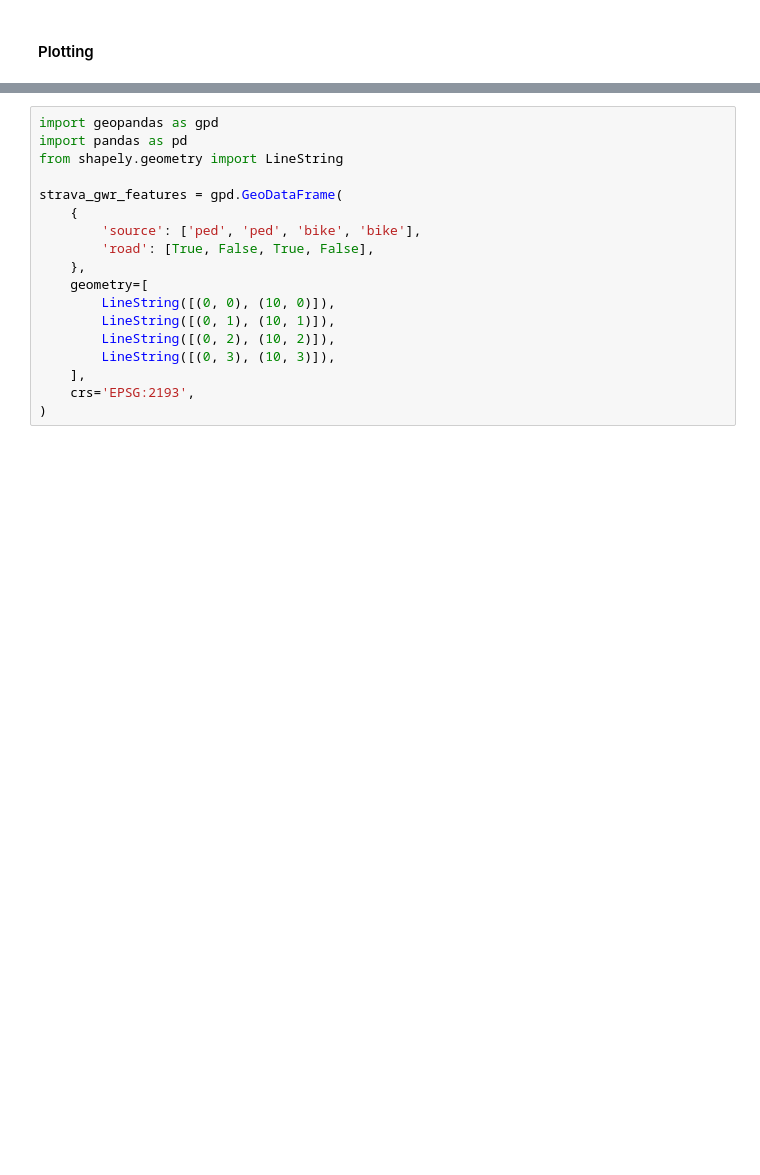
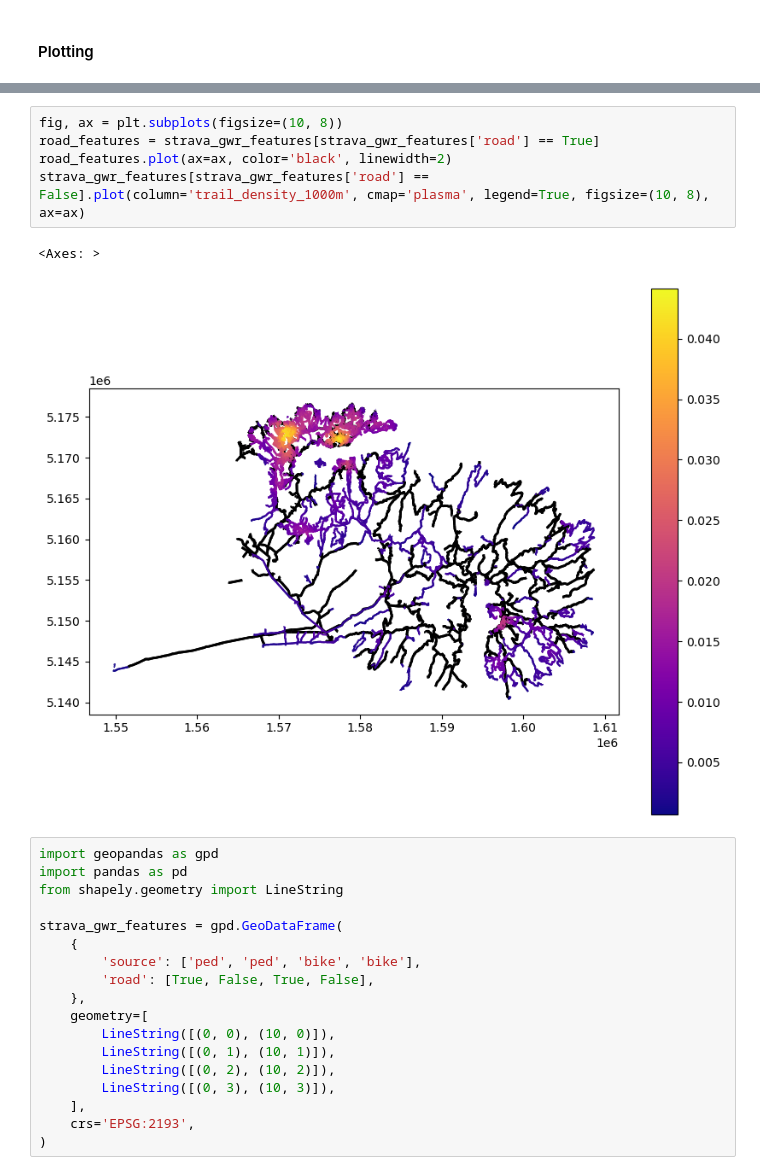
Before and after one commit to MaxwellBusby/banks-peninsula-organic-data-processing, a Jupyter notebook: GWR_Preprocessing.ipynb, the cells around one changed output, grey strips where cells are left out. Saved outputs shown, nothing was run; the diff lists cells and outputs as text; blank space fills up the shorter version.

```diff
--- a/GWR_Preprocessing.ipynb
+++ b/GWR_Preprocessing.ipynb
@@ -470,3 +471,11 @@ strava_gwr_features[strava_gwr_features['road'] == False].plot(column='trail_den
+# %%
+fig, ax = plt.subplots(figsize=(10, 8))
+road_features = strava_gwr_features[strava_gwr_features['road'] == True]
+road_features.plot(ax=ax, color='black', linewidth=2)
+strava_gwr_features[strava_gwr_features['road'] == False].plot(column='trail_density_1000m', cmap='plasma', legend=True, figsize=(10, 8), ax=ax)
+# %% [output]
+<Axes: >
+[figure, added]
 # %%
 import geopandas as gpd
 import pandas as pd
```
Also changed, not shown: parts of 11 cells of this notebook.
